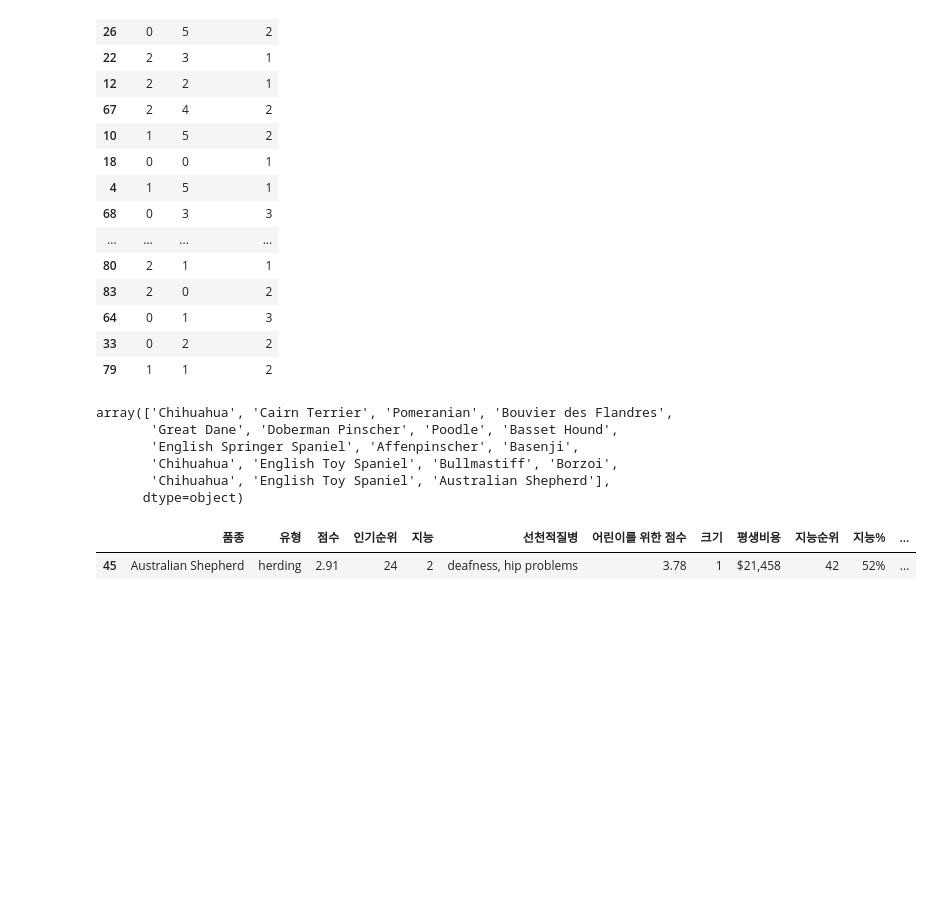
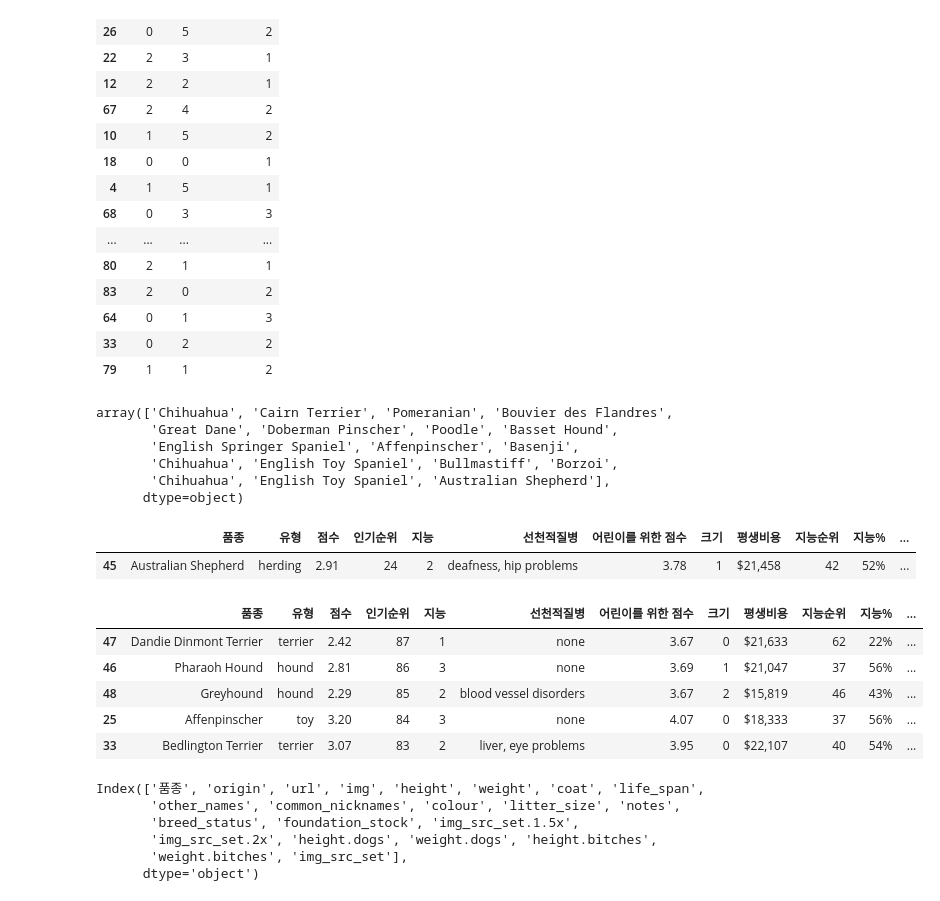
Before and after one commit to junnnnghee/dog-breed-app, a Jupyter notebook: test.ipynb, the cells around one changed output. Saved outputs shown, nothing was run; the diff lists cells and outputs as text; code cells hidden in the pictures; blank space fills up the shorter version.

```diff
--- a/test.ipynb
+++ b/test.ipynb
@@ -273,3 +273,12 @@ df.loc[df['품종'] == 'Australian Shepherd']
 # %% [output]
 |  | 품종 | 유형 | 점수 | 인기순위 | 지능 | 선천적질병 | 어린이를 위한 점수 | 크기 | 평생비용 | 지능순위 | 지능% | ... |
 | 45 | Australian Shepherd | herding | 2.91 | 24 | 2 | deafness, hip problems | 3.78 | 1 | $21,458 | 42 | 52% | ... |
+# %%
+df.sort_values('인기순위', ascending=False).head()
+# %% [output]
+|  | 품종 | 유형 | 점수 | 인기순위 | 지능 | 선천적질병 | 어린이를 위한 점수 | 크기 | 평생비용 | 지능순위 | 지능% | ... |
+| 47 | Dandie Dinmont Terrier | terrier | 2.42 | 87 | 1 | none | 3.67 | 0 | $21,633 | 62 | 22% | ... |
+| 46 | Pharaoh Hound | hound | 2.81 | 86 | 3 | none | 3.69 | 1 | $21,047 | 37 | 56% | ... |
+| 48 | Greyhound | hound | 2.29 | 85 | 2 | blood vessel disorders | 3.67 | 2 | $15,819 | 46 | 43% | ... |
+| 25 | Affenpinscher | toy | 3.20 | 84 | 3 | none | 4.07 | 0 | $18,333 | 37 | 56% | ... |
+| 33 | Bedlington Terrier | terrier | 3.07 | 83 | 2 | liver, eye problems | 3.95 | 0 | $22,107 | 40 | 54% | ... |
@@ -275,0 +289,9 @@ df.loc[df['품종'] == 'Australian Shepherd']
+# %%
+df2.columns
+# %% [output]
+Index(['품종', 'origin', 'url', 'img', 'height', 'weight', 'coat', 'life_span',
+       'other_names', 'common_nicknames', 'colour', 'litter_size', 'notes',
+       'breed_status', 'foundation_stock', 'img_src_set.1.5x',
+       'img_src_set.2x', 'height.dogs', 'weight.dogs', 'height.bitches',
+       'weight.bitches', 'img_src_set'],
+      dtype='object')
```
Also changed, not shown: parts of 7 cells of this notebook, 4 other files.
